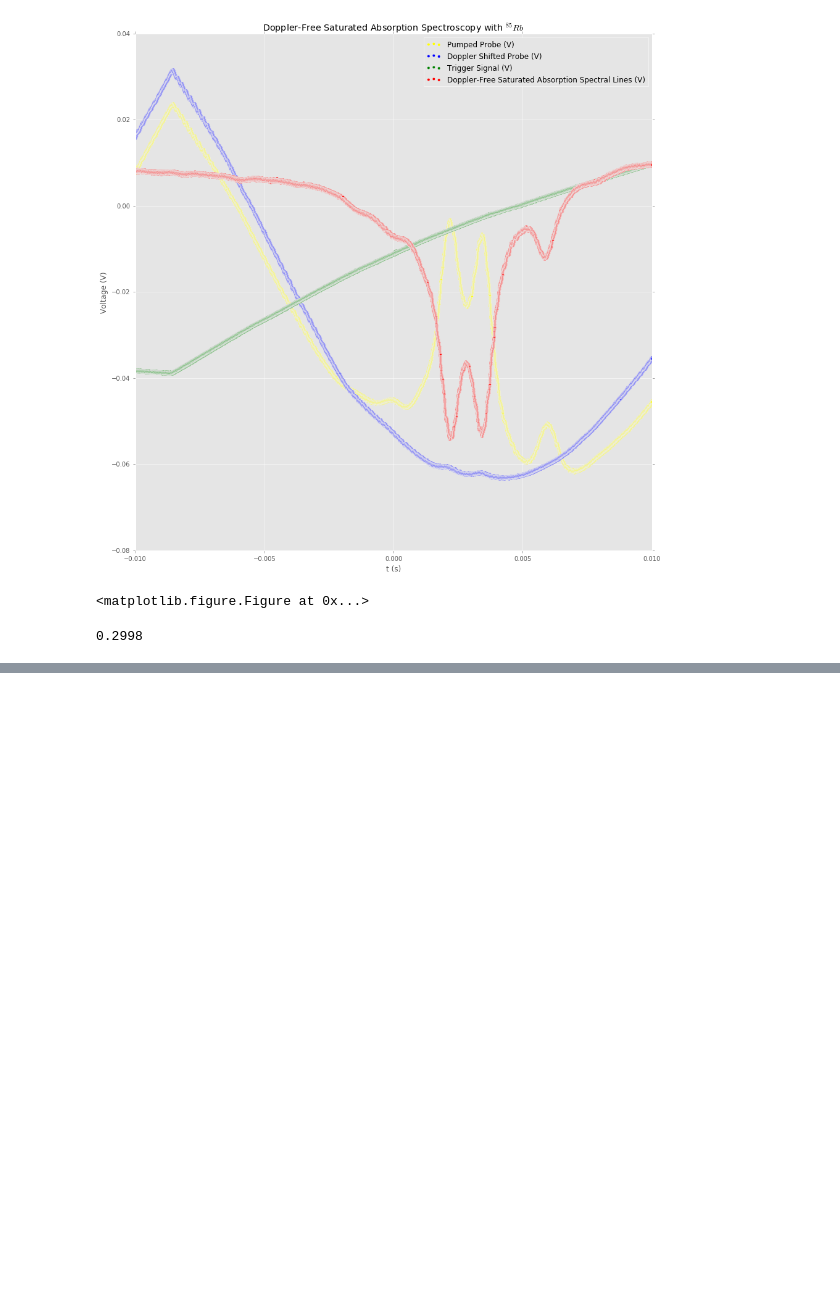
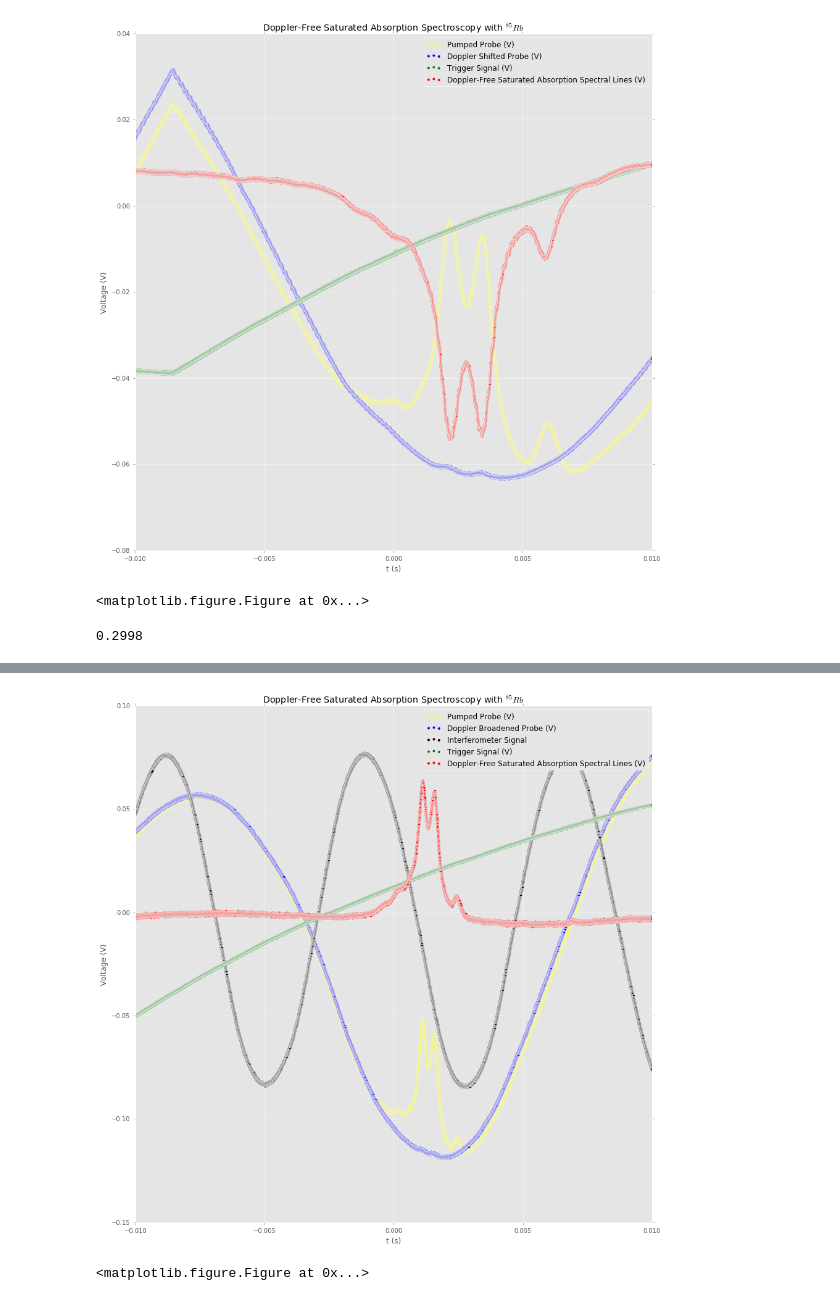
Before and after one commit to srgntcrane/gitLabBook, a Jupyter notebook: Laser Spectroscopy Lab Book.ipynb, the cells around one changed output, grey strips where cells are left out. Saved outputs shown, nothing was run; the diff lists cells and outputs as text; code cells hidden in the pictures; blank space fills up the shorter version.

```diff
--- a/Laser Spectroscopy Lab Book.ipynb
+++ b/Laser Spectroscopy Lab Book.ipynb
@@ -334,0 +366,36 @@ print(c/(2*dNu))
+# %%
+data = pd.DataFrame(pd.read_csv('Laser_Spec_Data/6-Feb/85Rb_06FEB18_03.csv',usecols=[0,1,2,3,4,7], skiprows=20))
+#data1 = pd.read_csv('/home/bjorn/Documents/CU/PHYS_4430/Test_Profile_Data.csv', index_col='Position (m)')
+
+data1 = data[:]
+# del data1['Unnamed: 3']
+# data1 = data1.drop(0)
+# xa = np.array(float(data1['X']))
+# y1 = np.array(data['CH1'])
+# y2 = np.array(data['CH2'])
+
+data1=data1.astype('float')
+# data1['CH1'] = data1['CH1']*-1
+# data1['CH2'] = data1['CH2']*-1
+data1 = data1.rename(columns={'TIME':'t (s)', 'CH1':'Pumped Probe (V)', 'CH2':'Doppler Broadened Probe (V)','CH3':'Interferometer Signal','CH4':'Trigger Signal', 'MATH<CH1-CH2>':'Doppler-Free Saturated Absorption Spectral Lines (V)'})
+
+
+fig = plt.figure()
+ax = plt.subplot(111)
+plt.figure(figsize=(12,15))
+data1.plot(kind = 'scatter',x='t (s)', y='Pumped Probe (V)',color = 'yellow', ax = ax, label = 'Pumped Probe (V)')
+data1.plot(kind = 'scatter', x='t (s)', y = 'Doppler Broadened Probe (V)', color='blue',  ax = ax, label = 'Doppler Broadened Probe (V)')
+data1.plot(kind = 'scatter', x='t (s)', y = 'Interferometer Signal', color='black',  ax = ax, label = 'Interferometer Signal')
+data1.plot(kind = 'scatter', x='t (s)', y = 'Trigger Signal', color='green',  ax = ax, label = 'Trigger Signal (V)')
+data1.plot(kind = 'scatter', x='t (s)', y = 'Doppler-Free Saturated Absorption Spectral Lines (V)',color = 'red',  ax = ax, label = 'Doppler-Free Saturated Absorption Spectral Lines (V)')
+ax.set_xlim(data1['t (s)'].min(), data1['t (s)'].max())
+ax.set(ylabel='Voltage (V)')
+ax.legend(loc='best')
+fig.set_figheight(15)
+fig.set_figwidth(15)
+ax.set_title('Doppler-Free Saturated Absorption Spectroscopy with ${}^{85}Rb$')
+
+plt.show()
+# %% [output]
+[figure, added]
+<matplotlib.figure.Figure at 0x...>
```
Also changed, not shown: parts of 2 cells of this notebook, 9 other files.
